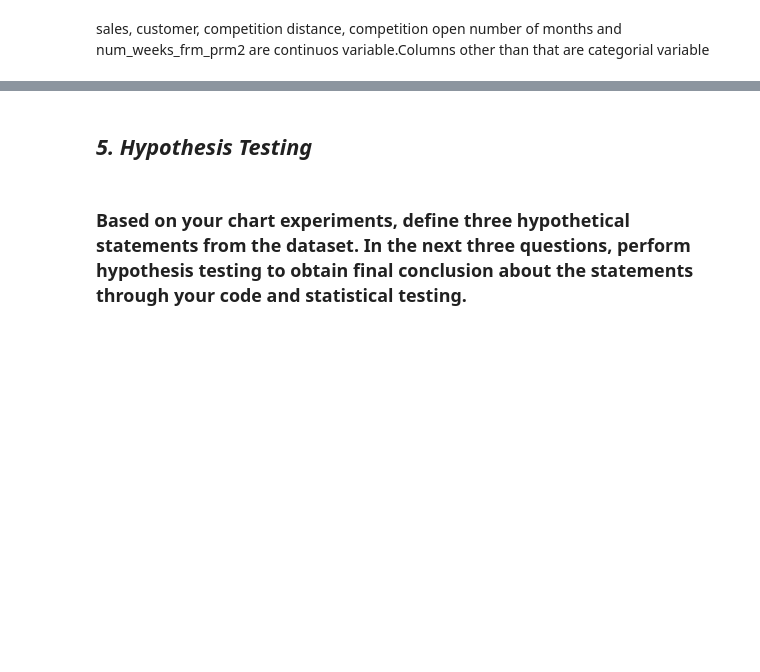
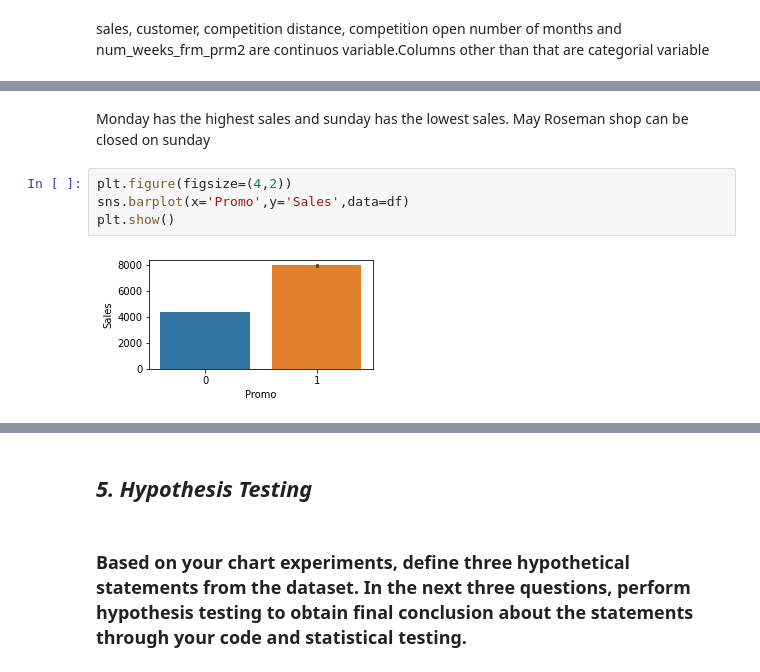
Before and after one commit to Sudar278/Roseman-store-sales-predction-LR-, a Jupyter notebook: Roseman_store_sales_predction(LR).ipynb, the cells around one changed output, grey strips where cells are left out. Saved outputs shown, nothing was run; the diff lists cells and outputs as text; blank space fills up the shorter version.

```diff
--- a/Roseman_store_sales_predction(LR).ipynb
+++ b/Roseman_store_sales_predction(LR).ipynb
@@ -845,0 +622,10 @@ Answer Here
+# %% [markdown]
+
+
+Monday has the highest sales and sunday has the lowest sales. May Roseman shop can be closed on sunday
+# %%
+plt.figure(figsize=(4,2))
+sns.barplot(x='Promo',y='Sales',data=df)
+plt.show()
+# %% [output]
+[figure, added]
```
Also changed, not shown: parts of 125 cells of this notebook.
